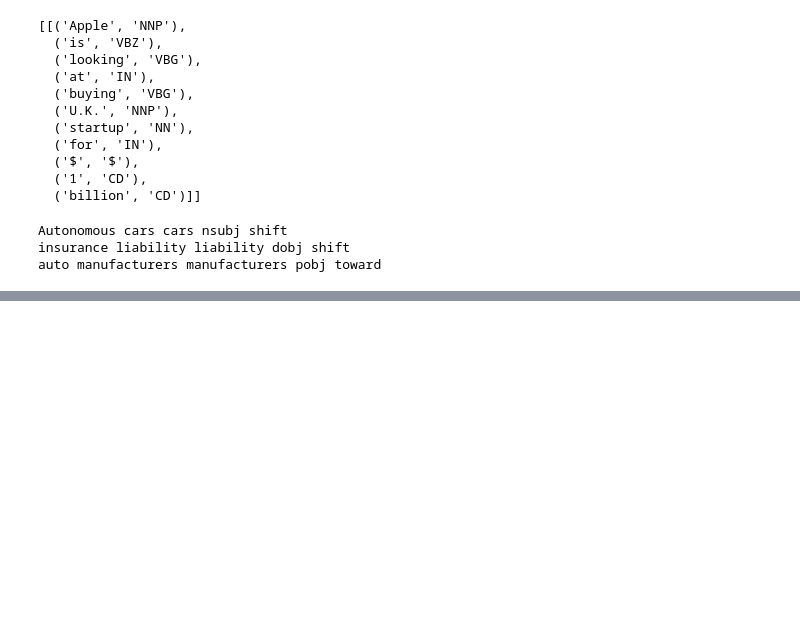
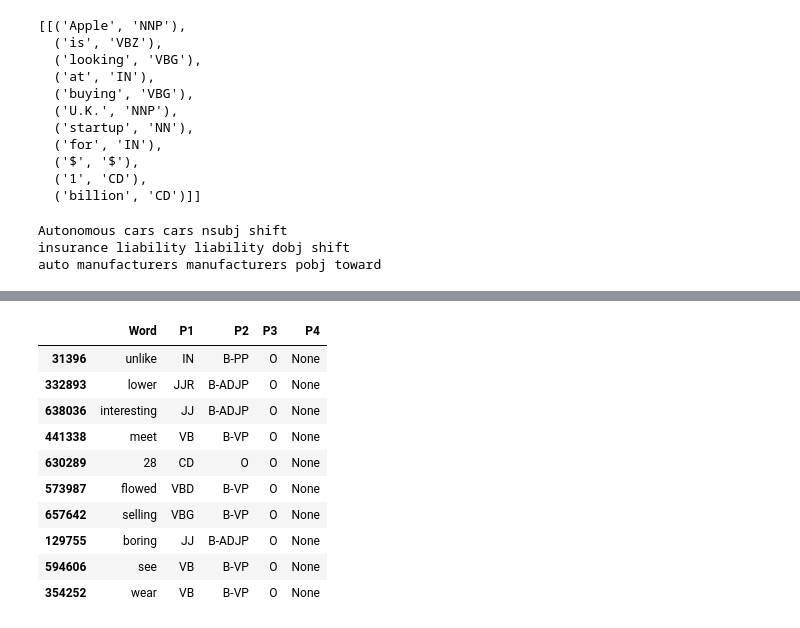
Before and after one commit to broepke/POS, a Jupyter notebook: pos.ipynb, the cells around one changed output, grey strips where cells are left out. Saved outputs shown, nothing was run; the diff lists cells and outputs as text; code cells hidden in the pictures; blank space fills up the shorter version.

```diff
--- a/pos.ipynb
+++ b/pos.ipynb
@@ -51,0 +175,14 @@ auto manufacturers manufacturers pobj toward
+# %%
+df_words.sample(10)
+# %% [output]
+|  | Word | P1 | P2 | P3 | P4 |
+| 31396 | unlike | IN | B-PP | O | None |
+| 332893 | lower | JJR | B-ADJP | O | None |
+| 638036 | interesting | JJ | B-ADJP | O | None |
+| 441338 | meet | VB | B-VP | O | None |
+| 630289 | 28 | CD | O | O | None |
+| 573987 | flowed | VBD | B-VP | O | None |
+| 657642 | selling | VBG | B-VP | O | None |
+| 129755 | boring | JJ | B-ADJP | O | None |
+| 594606 | see | VB | B-VP | O | None |
+| 354252 | wear | VB | B-VP | O | None |
```
Also changed, not shown: parts of 33 cells of this notebook, 1 other file.
